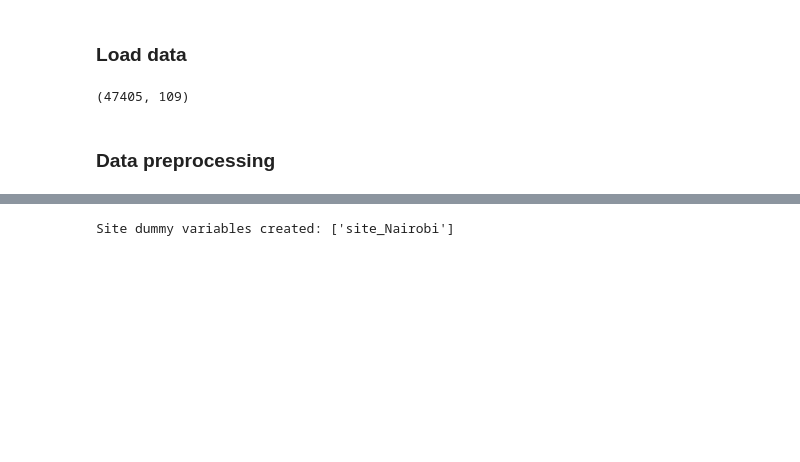
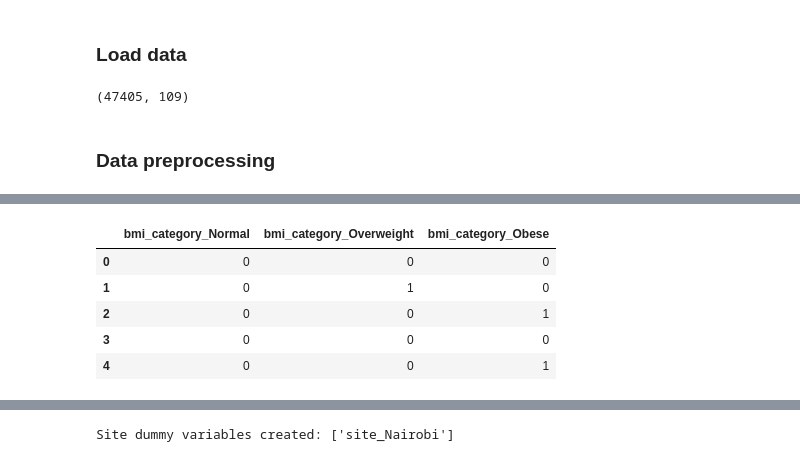
Before and after one commit to dmainagithub/stroke-work, a Jupyter notebook: notebooks/stroke_poisson_model.ipynb, the cells around one changed output, grey strips where cells are left out. Cells and saved outputs as stored; diff of their text form; code cells hidden in the pictures; blank space fills up the shorter version.

```diff
--- a/notebooks/stroke_poisson_model.ipynb
+++ b/notebooks/stroke_poisson_model.ipynb
@@ -43,3 +64,13 @@ print(df.shape)
+# %%
+# Filtering to see if the columns exists
+df.filter(like='bmi_category').head()
+# %% [output]
+|  | bmi_category_Normal | bmi_category_Overweight | bmi_category_Obese |
+| 0 | 0 | 0 | 0 |
+| 1 | 0 | 1 | 0 |
+| 2 | 0 | 0 | 1 |
+| 3 | 0 | 0 | 0 |
+| 4 | 0 | 0 | 1 |
 # %%
 def assign_who_age_group_code(age):
     if pd.isnull(age):
```
Also changed, not shown: parts of 22 cells of this notebook.
